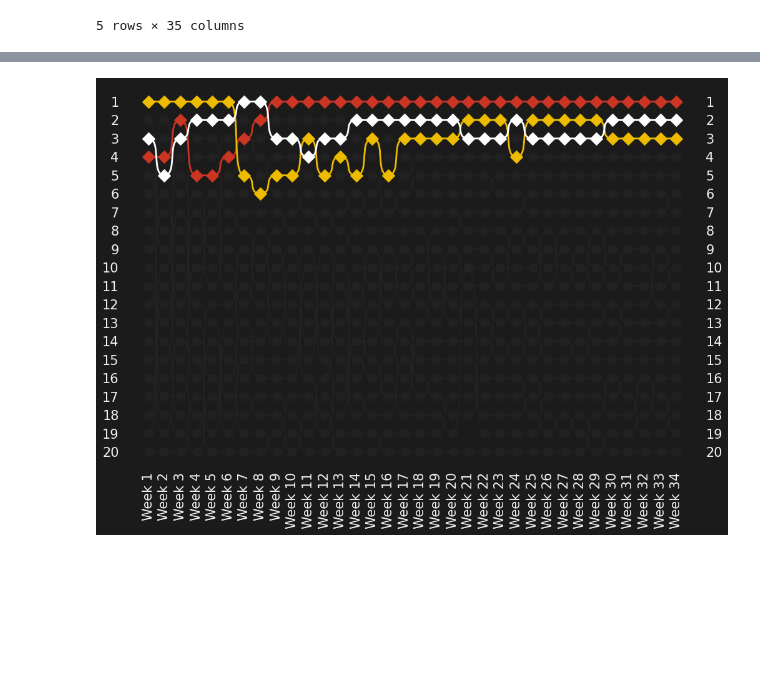
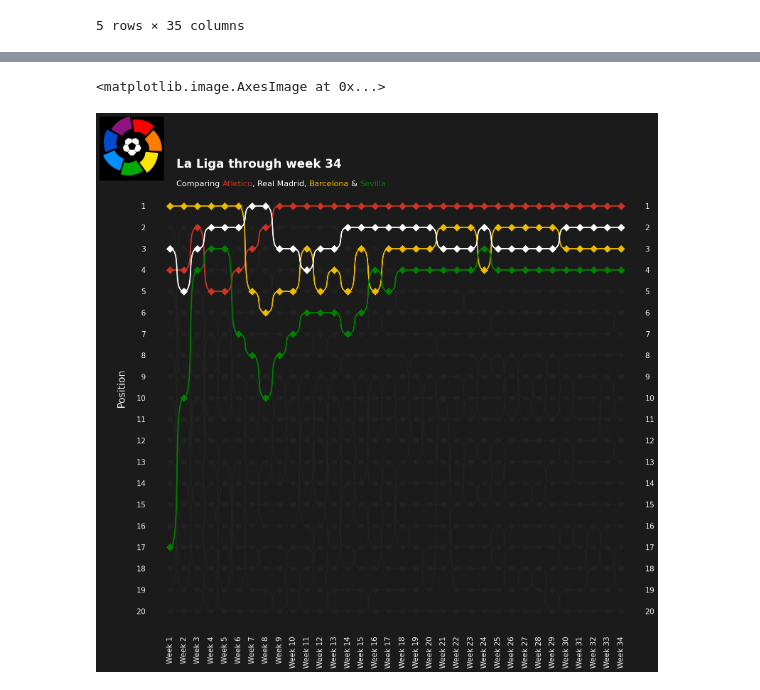
Before and after one commit to giahienpham/bumpy-charts-football, a Jupyter notebook: bumpy-charts.ipynb, the cells around one changed output, grey strips where cells are left out. Drawn from its saved outputs; the diff is of its cells as text; code cells hidden in the pictures; blank space fills up the shorter version.

Commit message:
added logo and the teams

```diff
--- a/bumpy-charts.ipynb
+++ b/bumpy-charts.ipynb
@@ -47,6 +50,7 @@ highlight_dict = {
     'Atletico Madrid' : '#CB3524',
     'Real Madrid': 'white',
     'Barcelona': '#EDBB00',
+    'Sevilla':'green',
 }
 # %%
 bumpy = Bumpy(
@@ -60,13 +64,36 @@ bumpy = Bumpy(
     alignment_yvalue = .1,
     alignment_xvalue = .065
 )
-# %%
-fig, ax = bumpy.plot(
-    x_list = week,
-    y_list = np.linspace(1,20,20).astype(int),
-    values = df,
-    secondary_alpha= .5,
-    highlight_dict = highlight_dict
-)
-# %% [output]
-[figure, removed]
+# %%
+fig, ax = bumpy.plot(
+    x_list = week,
+    y_list = np.linspace(1,20,20).astype(int),
+    values = df,
+    secondary_alpha= .5,
+    highlight_dict = highlight_dict,
+    figsize = (18, 18),
+    # y_label = 'Position',
+    ylim = (-.1,23),
+    lw = 2.5
+)
+
+ax.set_ylabel('Position', labelpad=20)
+
+fig.text(s= 'La Liga through week 34', x = .17, y = .84,
+         c = 'white', size = 24, weight = 'bold'
+         )
+highlight_text.fig_text(x=.17, y = .82,
+                        s = 'Comparing <Atletico>, <Real Madrid>, <Barcelona> & <Sevilla>', highlight_textprops = [
+                            {'color': '#CB3524'},
+                            {'color': 'white'},
+                            {'color': '#EDBB00'},
+                            {'color': 'green'}
+                        ], color = 'white', size = 16)
+
+ax2 = fig.add_axes([.05,.77,.1,.2])
+ax2.axis('off')
+img = Image.open('logo.jpg')
+ax2.imshow(img)
+# %% [output]
+<matplotlib.image.AxesImage at 0x...>
+[figure, added]
```
Also changed, not shown: parts of 1 cell of this notebook, 1 other file.
